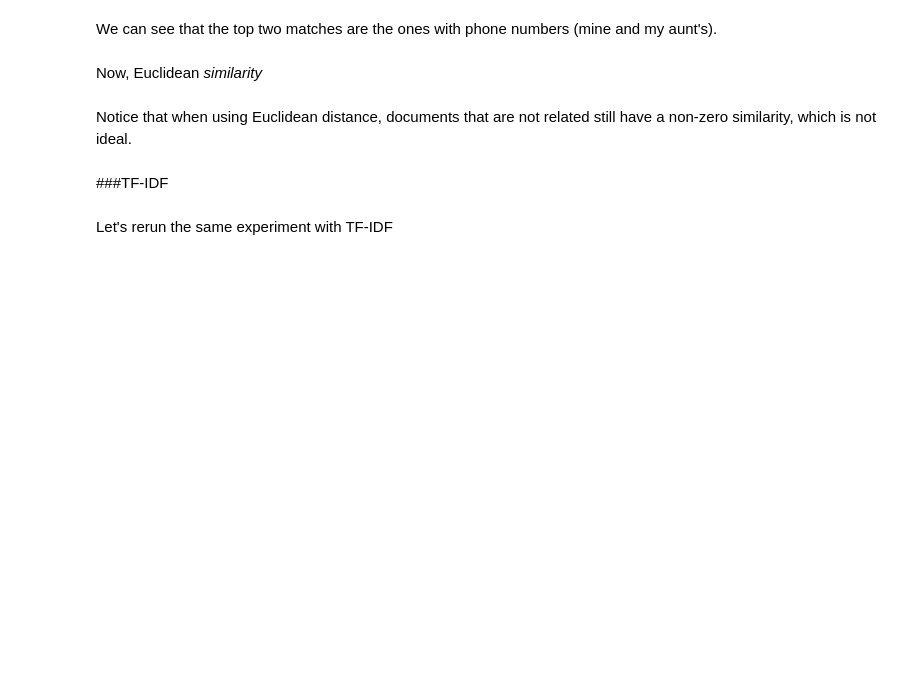
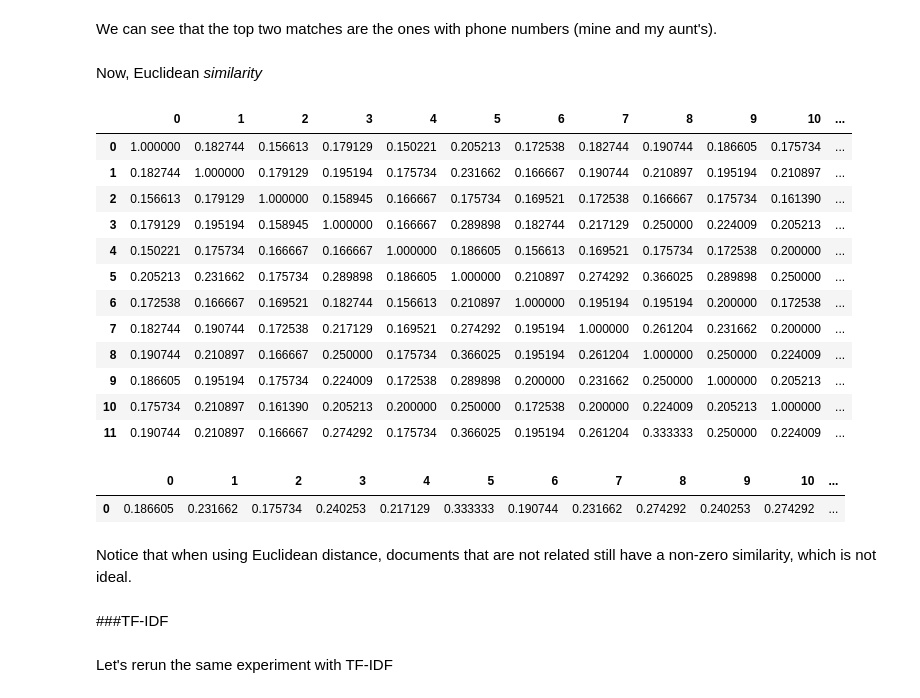
Before and after one commit to elhamod/BA820, a Jupyter notebook: Hands-on/04-text-mining/Text_Analysis_Basics_unsolved.ipynb, the cells around one changed output. Drawn from its saved outputs; the diff is of its cells as text; code cells hidden in the pictures; blank space fills up the shorter version.

```diff
--- a/Hands-on/04-text-mining/Text_Analysis_Basics_unsolved.ipynb
+++ b/Hands-on/04-text-mining/Text_Analysis_Basics_unsolved.ipynb
@@ -229,3 +371,30 @@ sim_matrix
+# %%
+uclidean_distances = pd.DataFrame(euclidean_distances(bow))
+uclidean_similarity = 1 / (1 + uclidean_distances)
+
+uclidean_similarity
+# %% [output]
+|  | 0 | 1 | 2 | 3 | 4 | 5 | 6 | 7 | 8 | 9 | 10 | ... |
+| 0 | 1.000000 | 0.182744 | 0.156613 | 0.179129 | 0.150221 | 0.205213 | 0.172538 | 0.182744 | 0.190744 | 0.186605 | 0.175734 | ... |
+| 1 | 0.182744 | 1.000000 | 0.179129 | 0.195194 | 0.175734 | 0.231662 | 0.166667 | 0.190744 | 0.210897 | 0.195194 | 0.210897 | ... |
+| 2 | 0.156613 | 0.179129 | 1.000000 | 0.158945 | 0.166667 | 0.175734 | 0.169521 | 0.172538 | 0.166667 | 0.175734 | 0.161390 | ... |
+| 3 | 0.179129 | 0.195194 | 0.158945 | 1.000000 | 0.166667 | 0.289898 | 0.182744 | 0.217129 | 0.250000 | 0.224009 | 0.205213 | ... |
+| 4 | 0.150221 | 0.175734 | 0.166667 | 0.166667 | 1.000000 | 0.186605 | 0.156613 | 0.169521 | 0.175734 | 0.172538 | 0.200000 | ... |
+| 5 | 0.205213 | 0.231662 | 0.175734 | 0.289898 | 0.186605 | 1.000000 | 0.210897 | 0.274292 | 0.366025 | 0.289898 | 0.250000 | ... |
+| 6 | 0.172538 | 0.166667 | 0.169521 | 0.182744 | 0.156613 | 0.210897 | 1.000000 | 0.195194 | 0.195194 | 0.200000 | 0.172538 | ... |
+| 7 | 0.182744 | 0.190744 | 0.172538 | 0.217129 | 0.169521 | 0.274292 | 0.195194 | 1.000000 | 0.261204 | 0.231662 | 0.200000 | ... |
+| 8 | 0.190744 | 0.210897 | 0.166667 | 0.250000 | 0.175734 | 0.366025 | 0.195194 | 0.261204 | 1.000000 | 0.250000 | 0.224009 | ... |
+| 9 | 0.186605 | 0.195194 | 0.175734 | 0.224009 | 0.172538 | 0.289898 | 0.200000 | 0.231662 | 0.250000 | 1.000000 | 0.205213 | ... |
+| 10 | 0.175734 | 0.210897 | 0.161390 | 0.205213 | 0.200000 | 0.250000 | 0.172538 | 0.200000 | 0.224009 | 0.205213 | 1.000000 | ... |
+| 11 | 0.190744 | 0.210897 | 0.166667 | 0.274292 | 0.175734 | 0.366025 | 0.195194 | 0.261204 | 0.333333 | 0.250000 | 0.224009 | ... |
+# %%
+dist_matrix = pd.DataFrame(euclidean_distances(q_vector, bow))
+sim_matrix = 1 / (1 + dist_matrix)
+
+sim_matrix
+# %% [output]
+|  | 0 | 1 | 2 | 3 | 4 | 5 | 6 | 7 | 8 | 9 | 10 | ... |
+| 0 | 0.186605 | 0.231662 | 0.175734 | 0.240253 | 0.217129 | 0.333333 | 0.190744 | 0.231662 | 0.274292 | 0.240253 | 0.274292 | ... |
 # %% [markdown]
 Notice that when using Euclidean distance, documents that are not related still have a non-zero similarity, which is not ideal.
 # %% [markdown]
```
Also changed, not shown: parts of 15 cells of this notebook.
